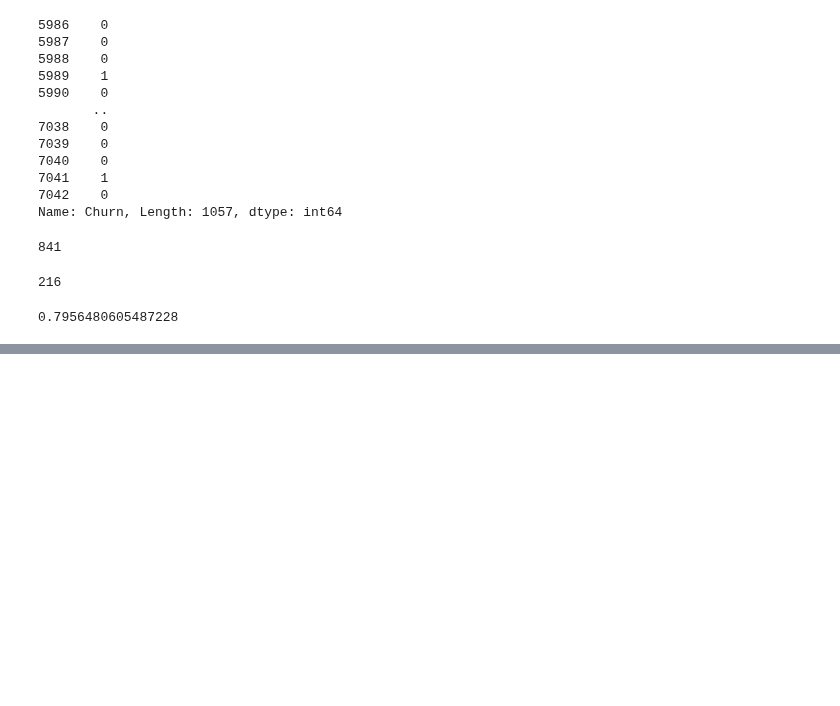
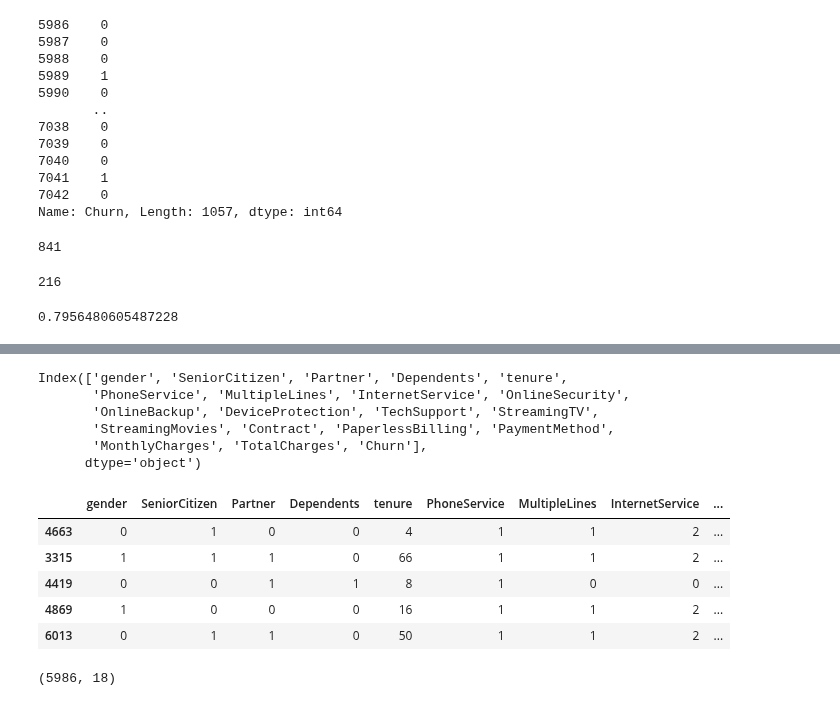
Before and after one commit to yuchild/erik_interviewqs, a Jupyter notebook: avg_lifetime_value_of_customers.ipynb, the cells around one changed output, grey strips where cells are left out. Saved outputs shown, nothing was run; the diff lists cells and outputs as text; code cells hidden in the pictures; blank space fills up the shorter version.

```diff
--- a/avg_lifetime_value_of_customers.ipynb
+++ b/avg_lifetime_value_of_customers.ipynb
@@ -629,8 +611,0 @@ df.sample(5)
-# %%
-# normalize tenure
-tenure_min = df['tenure'].min()
-tenure_max = df['tenure'].max()
-tenure_range = tenure_max - tenure_min
-
-df['tenure'] = (df['tenure'] - tenure_min) / tenure_range
-df.sample(5)
@@ -644,8 +611,0 @@ df.sample(5)
-# %%
-# normalize MonthlyCharges
-mc_min = df['MonthlyCharges'].min()
-mc_max = df['MonthlyCharges'].max()
-mc_range = mc_max - mc_min
-
-df['MonthlyCharges'] = (df['MonthlyCharges'] - mc_min) / mc_range
-df.sample(5)
@@ -659,8 +611,0 @@ df.sample(5)
-# %%
-# normalize TotalCharges
-tc_min = df['TotalCharges'].min()
-tc_max = df['TotalCharges'].max()
-tc_range = tc_max - tc_min
-
-df['TotalCharges'] = (df['TotalCharges'] - tc_min) / tc_range
-df.sample(5)
@@ -681,0 +639,23 @@ y_test = train_df_norm['Churn'].copy()
+# %%
+df.columns
+# %% [output]
+Index(['gender', 'SeniorCitizen', 'Partner', 'Dependents', 'tenure',
+       'PhoneService', 'MultipleLines', 'InternetService', 'OnlineSecurity',
+       'OnlineBackup', 'DeviceProtection', 'TechSupport', 'StreamingTV',
+       'StreamingMovies', 'Contract', 'PaperlessBilling', 'PaymentMethod',
+       'MonthlyCharges', 'TotalCharges', 'Churn'],
+      dtype='object')
+# %%
+new_df = df[['gender', 'SeniorCitizen', 'Partner', 'Dependents', 'tenure',
+       'PhoneService', 'MultipleLines', 'InternetService', 'OnlineSecurity',
+       'OnlineBackup', 'DeviceProtection', 'TechSupport', 'StreamingTV',
+       'StreamingMovies', 'Contract', 'PaperlessBilling', 'PaymentMethod',
+       'TotalCharges']].copy()
+new_df.sample(5)
+# %% [output]
+|  | gender | SeniorCitizen | Partner | Dependents | tenure | PhoneService | MultipleLines | InternetService | ... |
+| 4663 | 0 | 1 | 0 | 0 | 4 | 1 | 1 | 2 | ... |
+| 3315 | 1 | 1 | 1 | 0 | 66 | 1 | 1 | 2 | ... |
+| 4419 | 0 | 0 | 1 | 1 | 8 | 1 | 0 | 0 | ... |
+| 4869 | 1 | 0 | 0 | 0 | 16 | 1 | 1 | 2 | ... |
+| 6013 | 0 | 1 | 1 | 0 | 50 | 1 | 1 | 2 | ... |
@@ -681,0 +665,4 @@ y_test = train_df_norm['Churn'].copy()
+# %%
+new_df_train.shape
+# %% [output]
+(5986, 18)
```
Also changed, not shown: parts of 40 cells of this notebook, 1 other file.
